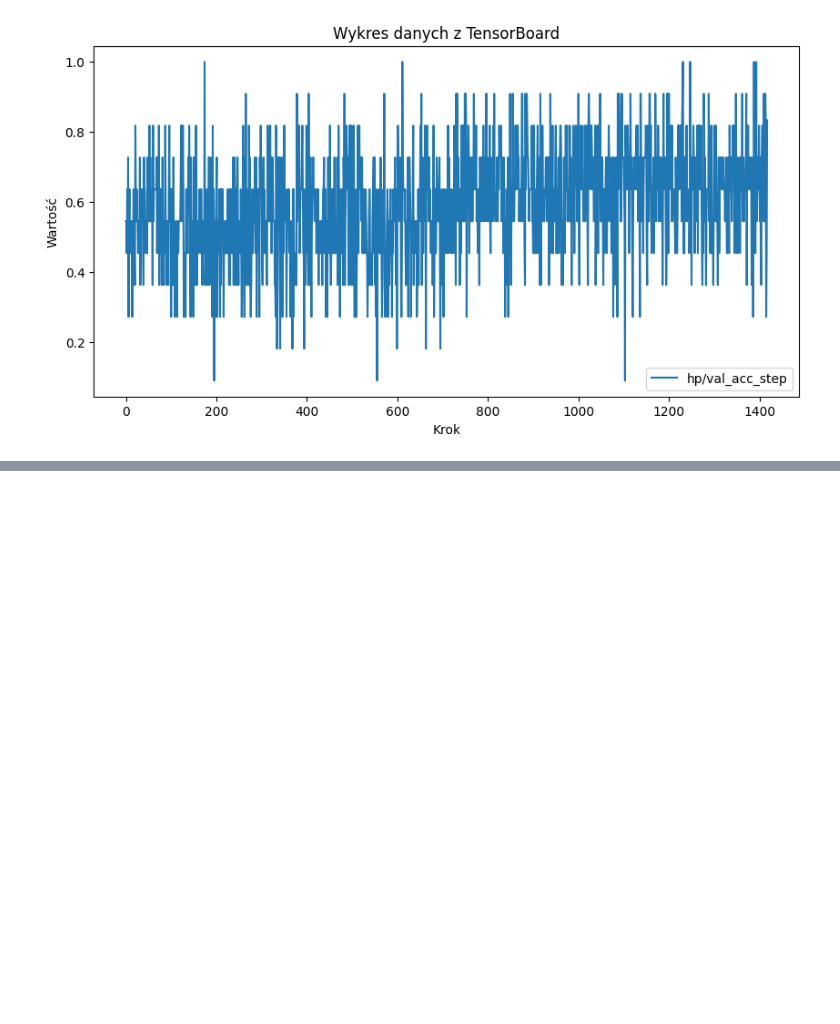
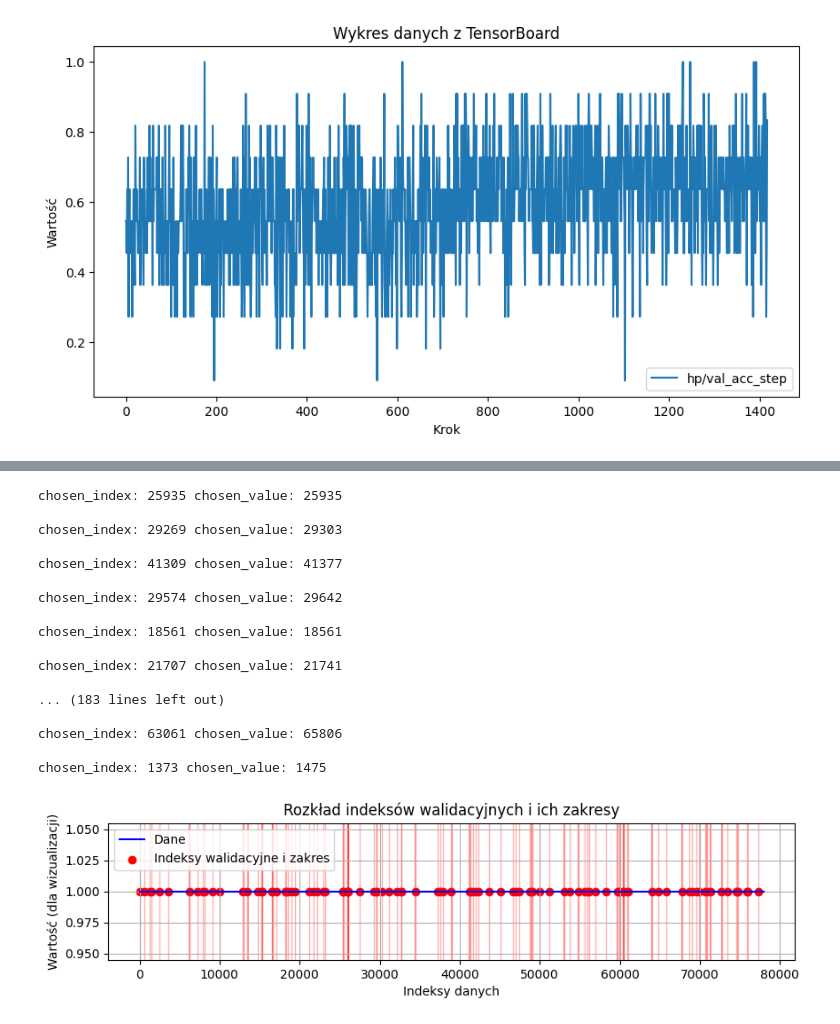
Before and after one commit to Kleczyk/Decoding_of_EEG, a Jupyter notebook: v5.ipynb, the cells around one changed output, grey strips where cells are left out. Drawn from its saved outputs; the diff is of its cells as text; code cells hidden in the pictures; blank space fills up the shorter version.

Commit message:
add program to show plot of val indexes and try include Ray Tune for improv acc

```diff
--- a/v5.ipynb
+++ b/v5.ipynb
@@ -337,0 +539,58 @@ plt.show()
+# %%
+import matplotlib.pyplot as plt
+import numpy as np
+
+def plot_val_indices(data_length, val_indices,   sequence_length):
+    # Ustal minimalną odległość pomiędzy indeksami
+    min_distance = sequence_length + 1
+
+    # Inicjalizacja figury
+    plt.figure(figsize=(10, 2))
+    plt.title("Rozkład indeksów walidacyjnych i ich zakresy")
+    plt.xlabel("Indeksy danych")
+    plt.ylabel("Wartość (dla wizualizacji)")
+
+    # Rysowanie linii dla całej długości danych
+    plt.plot([0, data_length - 1], [1, 1], label='Dane', color='blue')
+
+    # Rysowanie punktów dla walidacyjnych indeksów
+    for index in val_indices:
+        plt.scatter([index], [1], color='red')  # punkt walidacyjny
+        start = max(0, index - min_distance)
+        end = min(data_length, index + min_distance)
+        plt.axvspan(start, end, color='red', alpha=0.3)  # zakres wokół punktu)
+
+
+    plt.legend(['Dane', 'Indeksy walidacyjne i zakres'])
+    plt.grid(True)
+    plt.show()
+
+# Przykładowe wywołanie funkcji
+data_length = 77991
+num_of_val_samples = 100
+sequence_length = 10
+
+try:
+    val_indices = generate_validation_indices(data_length, num_of_val_samples, sequence_length)
+    plot_val_indices(data_length, val_indices, sequence_length)
+except ValueError as e:
+    print(e)
+# %% [output]
+chosen_index: 25935 chosen_value: 25935
+
+chosen_index: 29269 chosen_value: 29303
+
+chosen_index: 41309 chosen_value: 41377
+
+chosen_index: 29574 chosen_value: 29642
+
+chosen_index: 18561 chosen_value: 18561
+
+chosen_index: 21707 chosen_value: 21741
+
+... (183 lines left out)
+
+chosen_index: 63061 chosen_value: 65806
+
+chosen_index: 1373 chosen_value: 1475
+[figure, added]
```
Also changed, not shown: parts of 10 cells of this notebook, 1 other file.
